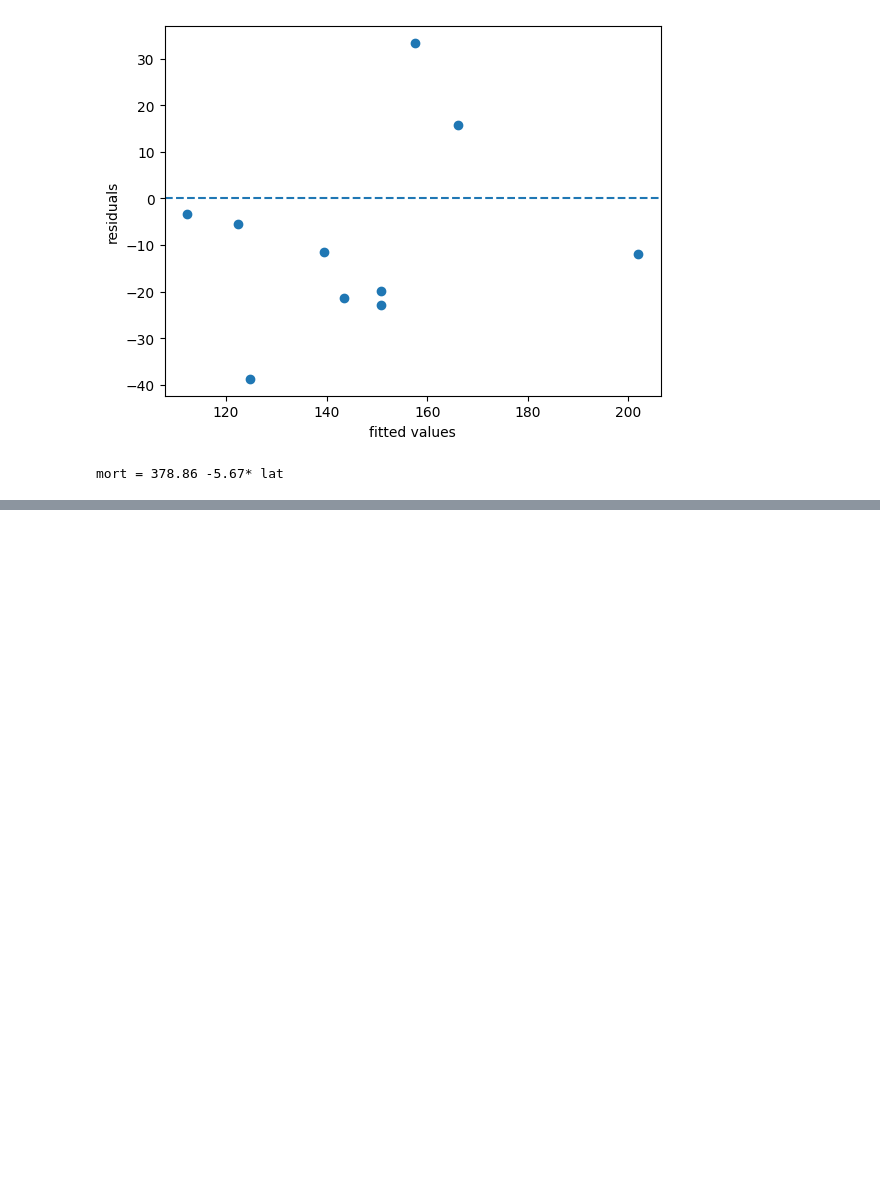
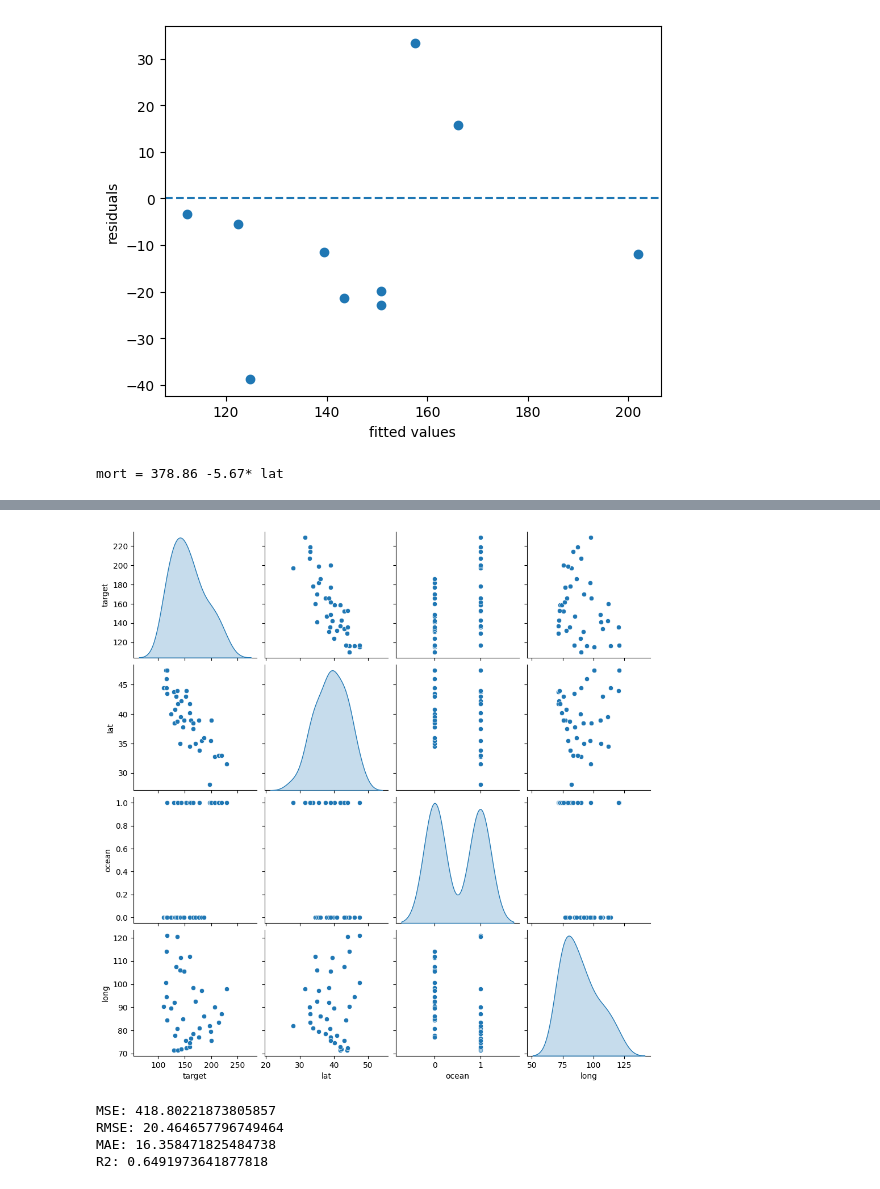
Before and after one commit to heber1502/linear_regression, a Jupyter notebook: 01_skin_cancer.ipynb, the cells around one changed output, grey strips where cells are left out. Saved outputs shown, nothing was run; the diff lists cells and outputs as text; code cells hidden in the pictures; blank space fills up the shorter version.

```diff
--- a/01_skin_cancer.ipynb
+++ b/01_skin_cancer.ipynb
@@ -206,0 +277,5 @@ mort = 378.86 -5.67* lat
+# %%
+sns.pairplot(data=df_train, diag_kind= 'kde')
+plt.show()
+# %% [output]
+[figure, added]
@@ -206,0 +291,12 @@ mort = 378.86 -5.67* lat
+# %%
+
+print(f'MSE: {mean_squared_error(y_test, y_pred_m)}')
+print(f'RMSE: {np.sqrt(mean_squared_error(y_test, y_pred_m))}')
+
+print(f'MAE: {mean_absolute_error(y_test, y_pred_m)}')
+print(f'R2: {r2_score(y_test, y_pred_m)}')
+# %% [output]
+MSE: 418.80221873805857
+RMSE: 20.464657796749464
+MAE: 16.358471825484738
+R2: 0.6491973641877818
```
Also changed, not shown: parts of 10 cells of this notebook, 2 other files.
